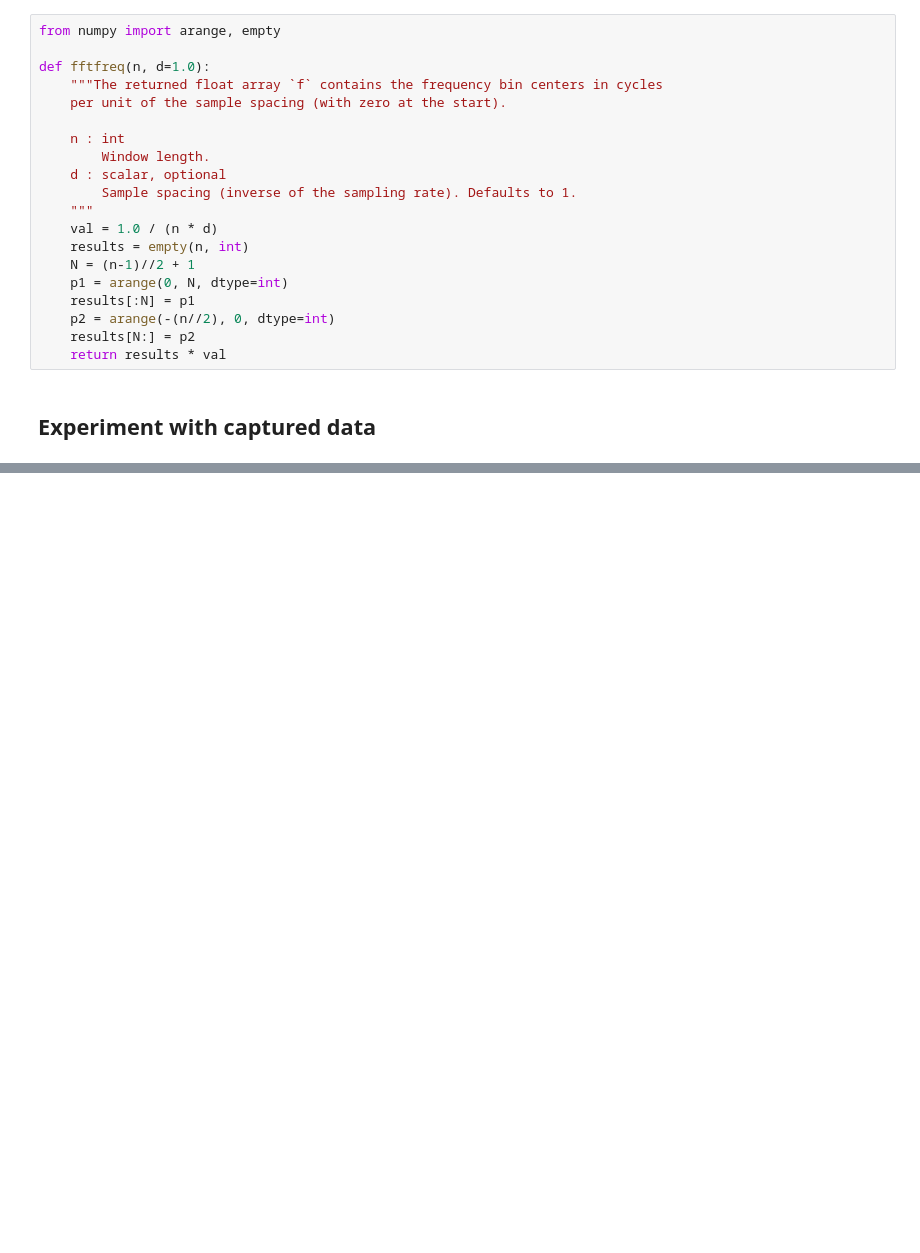
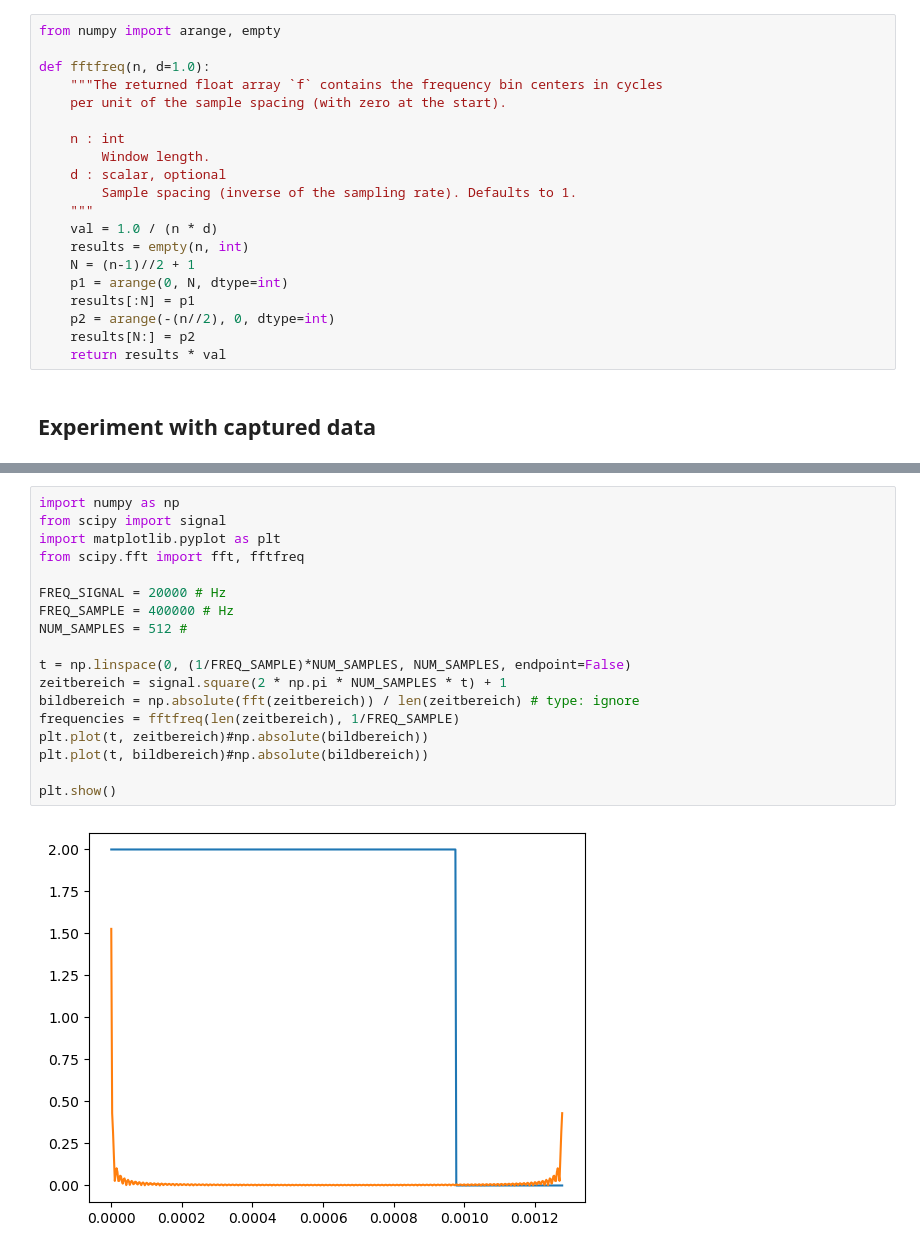
Before and after one commit to Jannled/InfraLoc_Lib, a Jupyter notebook: test.ipynb, the cells around one changed output, grey strips where cells are left out. Saved outputs shown, nothing was run; the diff lists cells and outputs as text; blank space fills up the shorter version.

```diff
--- a/test.ipynb
+++ b/test.ipynb
@@ -237,0 +274,20 @@ print(result[i:i+1])
+# %%
+import numpy as np
+from scipy import signal
+import matplotlib.pyplot as plt
+from scipy.fft import fft, fftfreq
+
+FREQ_SIGNAL = 20000 # Hz
+FREQ_SAMPLE = 400000 # Hz
+NUM_SAMPLES = 512 #
+
+t = np.linspace(0, (1/FREQ_SAMPLE)*NUM_SAMPLES, NUM_SAMPLES, endpoint=False)
+zeitbereich = signal.square(2 * np.pi * NUM_SAMPLES * t) + 1
+bildbereich = np.absolute(fft(zeitbereich)) / len(zeitbereich) # type: ignore
+frequencies = fftfreq(len(zeitbereich), 1/FREQ_SAMPLE)
+plt.plot(t, zeitbereich)#np.absolute(bildbereich))
+plt.plot(t, bildbereich)#np.absolute(bildbereich))
+
+plt.show()
+# %% [output]
+[figure, added]
```
Also changed, not shown: parts of 4 cells of this notebook, 10 other files.
